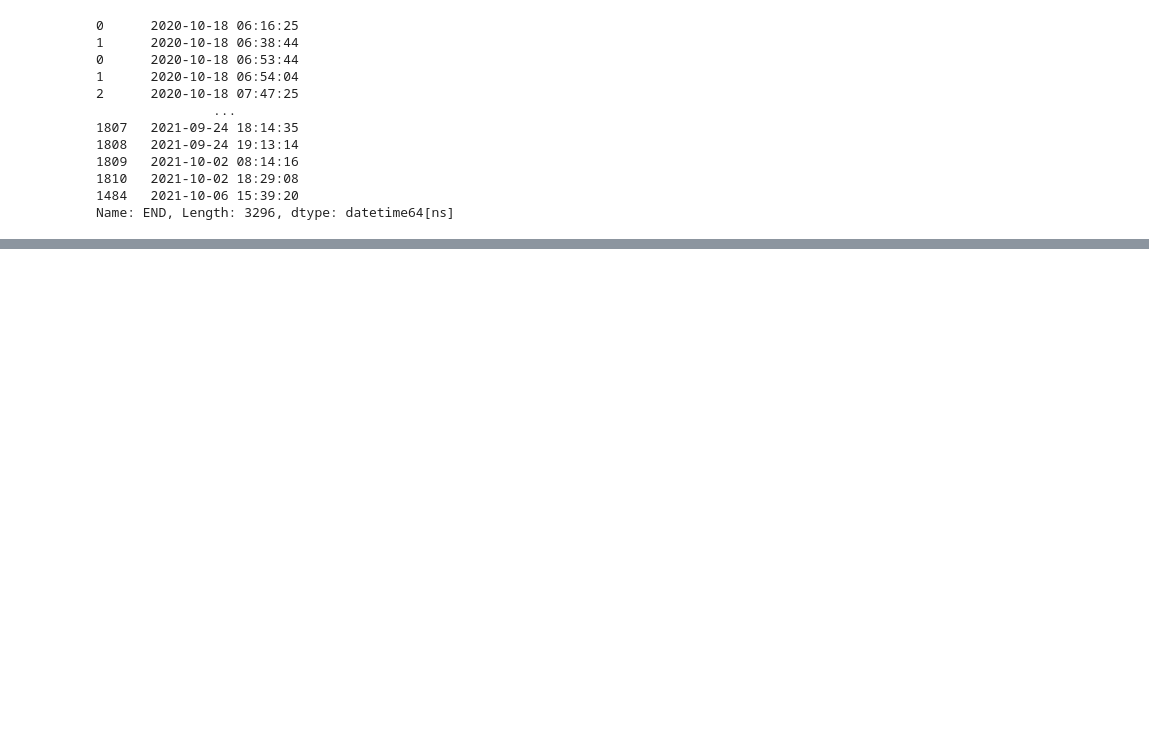
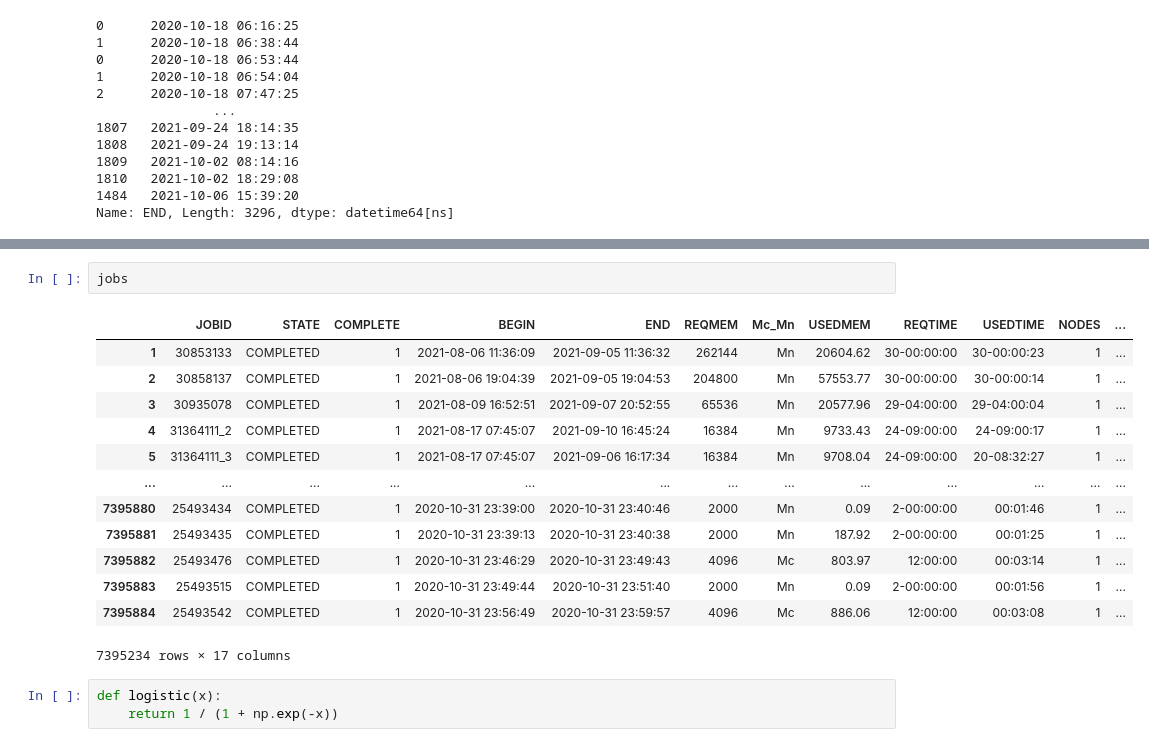
Before and after one commit to nss-data-science-cohort-8/nss-data-science-cohort-8-classroom-accre-accre, a Jupyter notebook: notebooks/andrew_branch_head.ipynb, the cells around one changed output, grey strips where cells are left out. Drawn from its saved outputs; the diff is of its cells as text; blank space fills up the shorter version.

```diff
--- a/notebooks/andrew_branch_head.ipynb
+++ b/notebooks/andrew_branch_head.ipynb
@@ -481,0 +620,19 @@ ValueError: Length mismatch: Expected 3297 rows, received array of length 3296
+# %%
+jobs
+# %% [output]
+|  | JOBID | STATE | COMPLETE | BEGIN | END | REQMEM | Mc_Mn | USEDMEM | REQTIME | USEDTIME | NODES | ... |
+| 1 | 30853133 | COMPLETED | 1 | 2021-08-06 11:36:09 | 2021-09-05 11:36:32 | 262144 | Mn | 20604.62 | 30-00:00:00 | 30-00:00:23 | 1 | ... |
+| 2 | 30858137 | COMPLETED | 1 | 2021-08-06 19:04:39 | 2021-09-05 19:04:53 | 204800 | Mn | 57553.77 | 30-00:00:00 | 30-00:00:14 | 1 | ... |
+| 3 | 30935078 | COMPLETED | 1 | 2021-08-09 16:52:51 | 2021-09-07 20:52:55 | 65536 | Mn | 20577.96 | 29-04:00:00 | 29-04:00:04 | 1 | ... |
+| 4 | 31364111_2 | COMPLETED | 1 | 2021-08-17 07:45:07 | 2021-09-10 16:45:24 | 16384 | Mn | 9733.43 | 24-09:00:00 | 24-09:00:17 | 1 | ... |
+| 5 | 31364111_3 | COMPLETED | 1 | 2021-08-17 07:45:07 | 2021-09-06 16:17:34 | 16384 | Mn | 9708.04 | 24-09:00:00 | 20-08:32:27 | 1 | ... |
+| ... | ... | ... | ... | ... | ... | ... | ... | ... | ... | ... | ... | ... |
+| 7395880 | 25493434 | COMPLETED | 1 | 2020-10-31 23:39:00 | 2020-10-31 23:40:46 | 2000 | Mn | 0.09 | 2-00:00:00 | 00:01:46 | 1 | ... |
+| 7395881 | 25493435 | COMPLETED | 1 | 2020-10-31 23:39:13 | 2020-10-31 23:40:38 | 2000 | Mn | 187.92 | 2-00:00:00 | 00:01:25 | 1 | ... |
+| 7395882 | 25493476 | COMPLETED | 1 | 2020-10-31 23:46:29 | 2020-10-31 23:49:43 | 4096 | Mc | 803.97 | 12:00:00 | 00:03:14 | 1 | ... |
+| 7395883 | 25493515 | COMPLETED | 1 | 2020-10-31 23:49:44 | 2020-10-31 23:51:40 | 2000 | Mn | 0.09 | 2-00:00:00 | 00:01:56 | 1 | ... |
+| 7395884 | 25493542 | COMPLETED | 1 | 2020-10-31 23:56:49 | 2020-10-31 23:59:57 | 4096 | Mc | 886.06 | 12:00:00 | 00:03:08 | 1 | ... |
+7395234 rows × 17 columns
+# %%
+def logistic(x):
+    return 1 / (1 + np.exp(-x))
```
Also changed, not shown: parts of 15 cells of this notebook.
